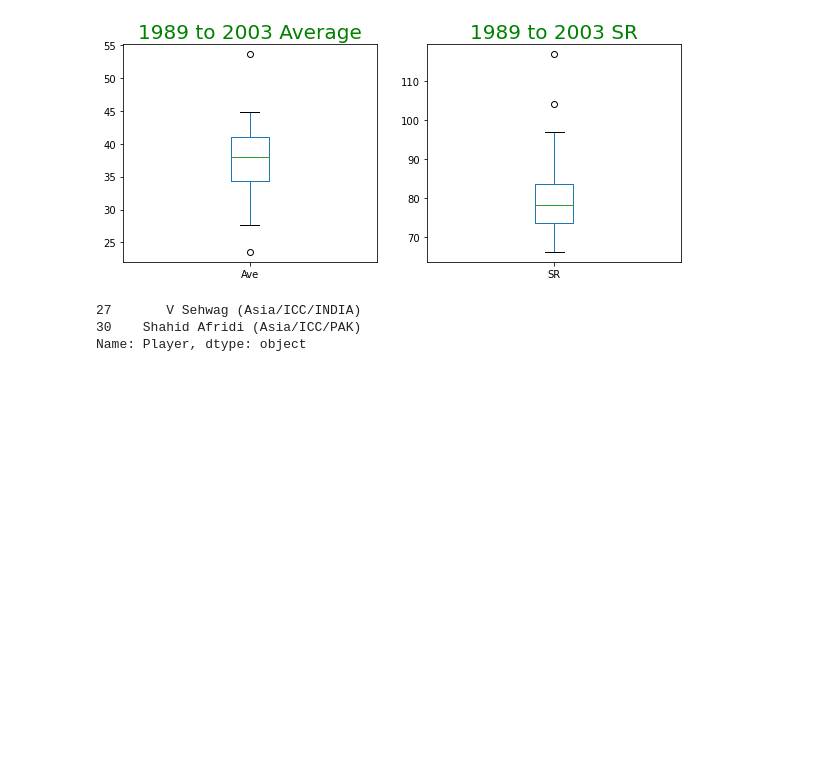
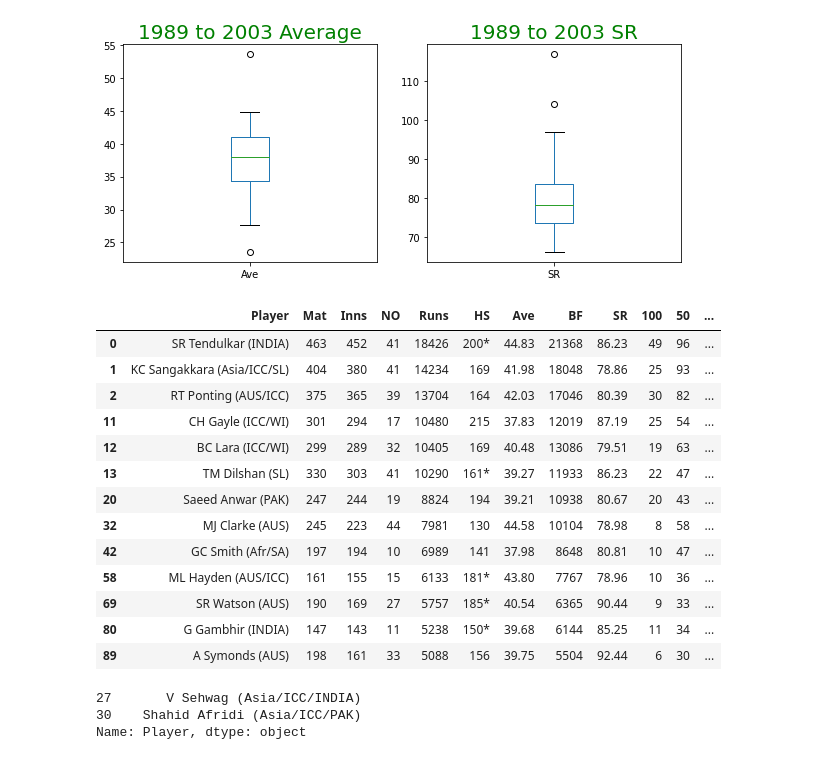
Before and after one commit to tanyx/Cricket_Analysis, a Jupyter notebook: Cric_EDA.ipynb, the cells around one changed output. Saved outputs shown, nothing was run; the diff lists cells and outputs as text; code cells hidden in the pictures; blank space fills up the shorter version.

```diff
--- a/Cric_EDA.ipynb
+++ b/Cric_EDA.ipynb
@@ -134,6 +160,24 @@ df_9005.SR.plot(kind = 'box')
 plt.show()
 # %% [output]
 [figure]
+# %%
+# List of path breaking people in between 1990 and 2003
+df_9005[(df_9005.SR > 78) & (df_9005.Ave > 37.5)]
+# %% [output]
+|  | Player | Mat | Inns | NO | Runs | HS | Ave | BF | SR | 100 | 50 | ... |
+| 0 | SR Tendulkar (INDIA) | 463 | 452 | 41 | 18426 | 200* | 44.83 | 21368 | 86.23 | 49 | 96 | ... |
+| 1 | KC Sangakkara (Asia/ICC/SL) | 404 | 380 | 41 | 14234 | 169 | 41.98 | 18048 | 78.86 | 25 | 93 | ... |
+| 2 | RT Ponting (AUS/ICC) | 375 | 365 | 39 | 13704 | 164 | 42.03 | 17046 | 80.39 | 30 | 82 | ... |
+| 11 | CH Gayle (ICC/WI) | 301 | 294 | 17 | 10480 | 215 | 37.83 | 12019 | 87.19 | 25 | 54 | ... |
+| 12 | BC Lara (ICC/WI) | 299 | 289 | 32 | 10405 | 169 | 40.48 | 13086 | 79.51 | 19 | 63 | ... |
+| 13 | TM Dilshan (SL) | 330 | 303 | 41 | 10290 | 161* | 39.27 | 11933 | 86.23 | 22 | 47 | ... |
+| 20 | Saeed Anwar (PAK) | 247 | 244 | 19 | 8824 | 194 | 39.21 | 10938 | 80.67 | 20 | 43 | ... |
+| 32 | MJ Clarke (AUS) | 245 | 223 | 44 | 7981 | 130 | 44.58 | 10104 | 78.98 | 8 | 58 | ... |
+| 42 | GC Smith (Afr/SA) | 197 | 194 | 10 | 6989 | 141 | 37.98 | 8648 | 80.81 | 10 | 47 | ... |
+| 58 | ML Hayden (AUS/ICC) | 161 | 155 | 15 | 6133 | 181* | 43.80 | 7767 | 78.96 | 10 | 36 | ... |
+| 69 | SR Watson (AUS) | 190 | 169 | 27 | 5757 | 185* | 40.54 | 6365 | 90.44 | 9 | 33 | ... |
+| 80 | G Gambhir (INDIA) | 147 | 143 | 11 | 5238 | 150* | 39.68 | 6144 | 85.25 | 11 | 34 | ... |
+| 89 | A Symonds (AUS) | 198 | 161 | 33 | 5088 | 156 | 39.75 | 5504 | 92.44 | 6 | 30 | ... |
 # %%
 # Searching the outliers in terms of strike rate
 
```
Also changed, not shown: parts of 5 cells of this notebook.
